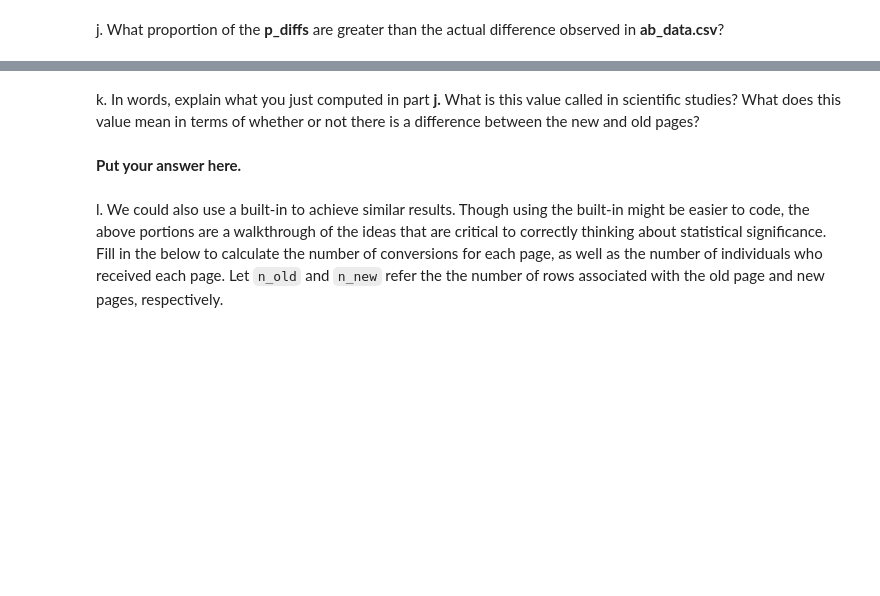
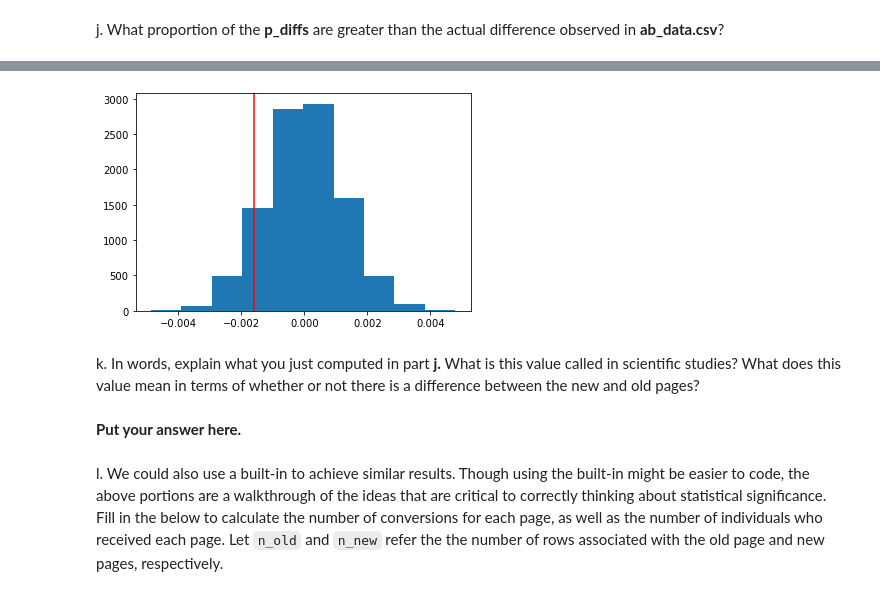
Before and after one commit to moamen-mohasseb/Analyiz-A-B-testing, a Jupyter notebook: Analyze_ab_test_results_notebook.ipynb, the cells around one changed output, grey strips where cells are left out. Drawn from its saved outputs; the diff is of its cells as text; code cells hidden in the pictures; blank space fills up the shorter version.

```diff
--- a/Analyze_ab_test_results_notebook.ipynb
+++ b/Analyze_ab_test_results_notebook.ipynb
@@ -221,3 +273,8 @@ j. What proportion of the **p_diffs** are greater than the actual difference obs
+# %%
+plt.hist(p_diffs);
+plt.axvline(x=obs_diff, color='red');
+# %% [output]
+[figure, added]
 # %% [markdown]
 k. In words, explain what you just computed in part **j.**  What is this value called in scientific studies?  What does this value mean in terms of whether or not there is a difference between the new and old pages?
 # %% [markdown]
```
Also changed, not shown: parts of 11 cells of this notebook.
